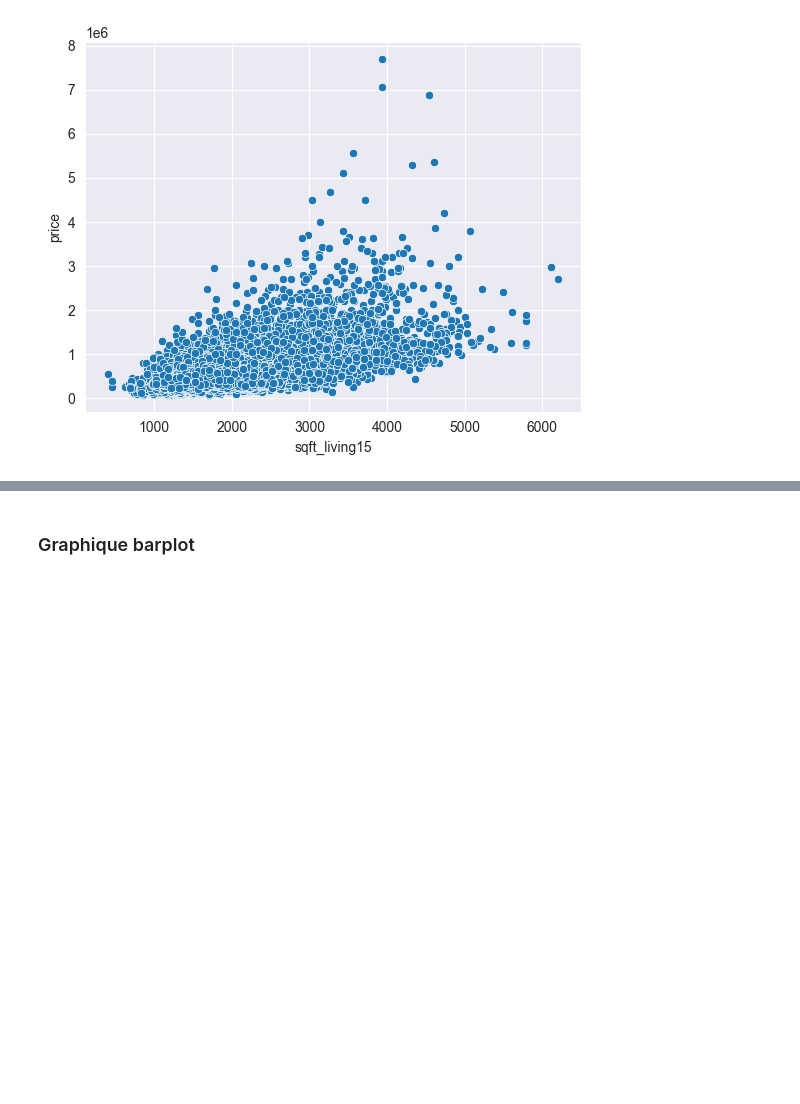
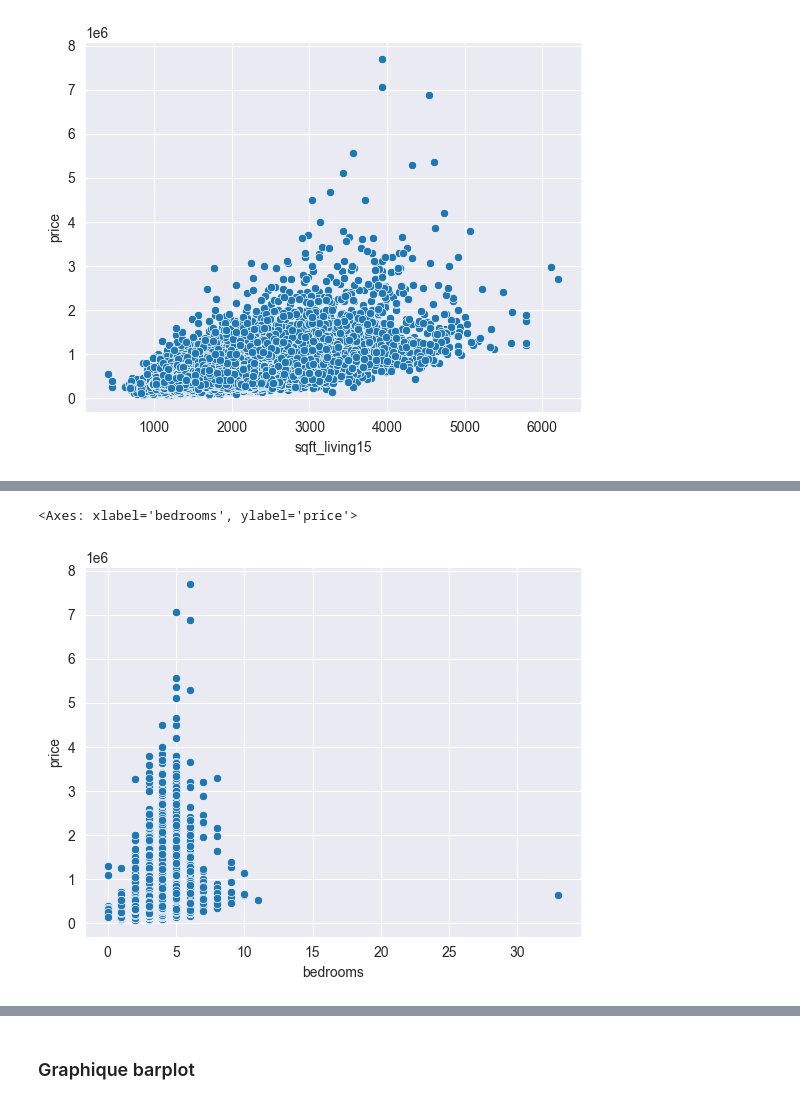
Before and after one commit to neevaiti/house_prediction_prices_app, a Jupyter notebook: components_machine_learning/read_and_clean_data.ipynb, the cells around one changed output, grey strips where cells are left out. Cells and saved outputs as stored; diff of their text form; code cells hidden in the pictures; blank space fills up the shorter version.

```diff
--- a/components_machine_learning/read_and_clean_data.ipynb
+++ b/components_machine_learning/read_and_clean_data.ipynb
@@ -69,0 +87,5 @@ sns.scatterplot(data=df_houses_datas_prototype, x='sqft_living15', y='price')
+# %%
+sns.scatterplot(data=df_houses_datas_prototype, x='bedrooms', y='price')
+# %% [output]
+<Axes: xlabel='bedrooms', ylabel='price'>
+[figure, added]
```
Also changed, not shown: parts of 12 cells of this notebook, 3 other files.
